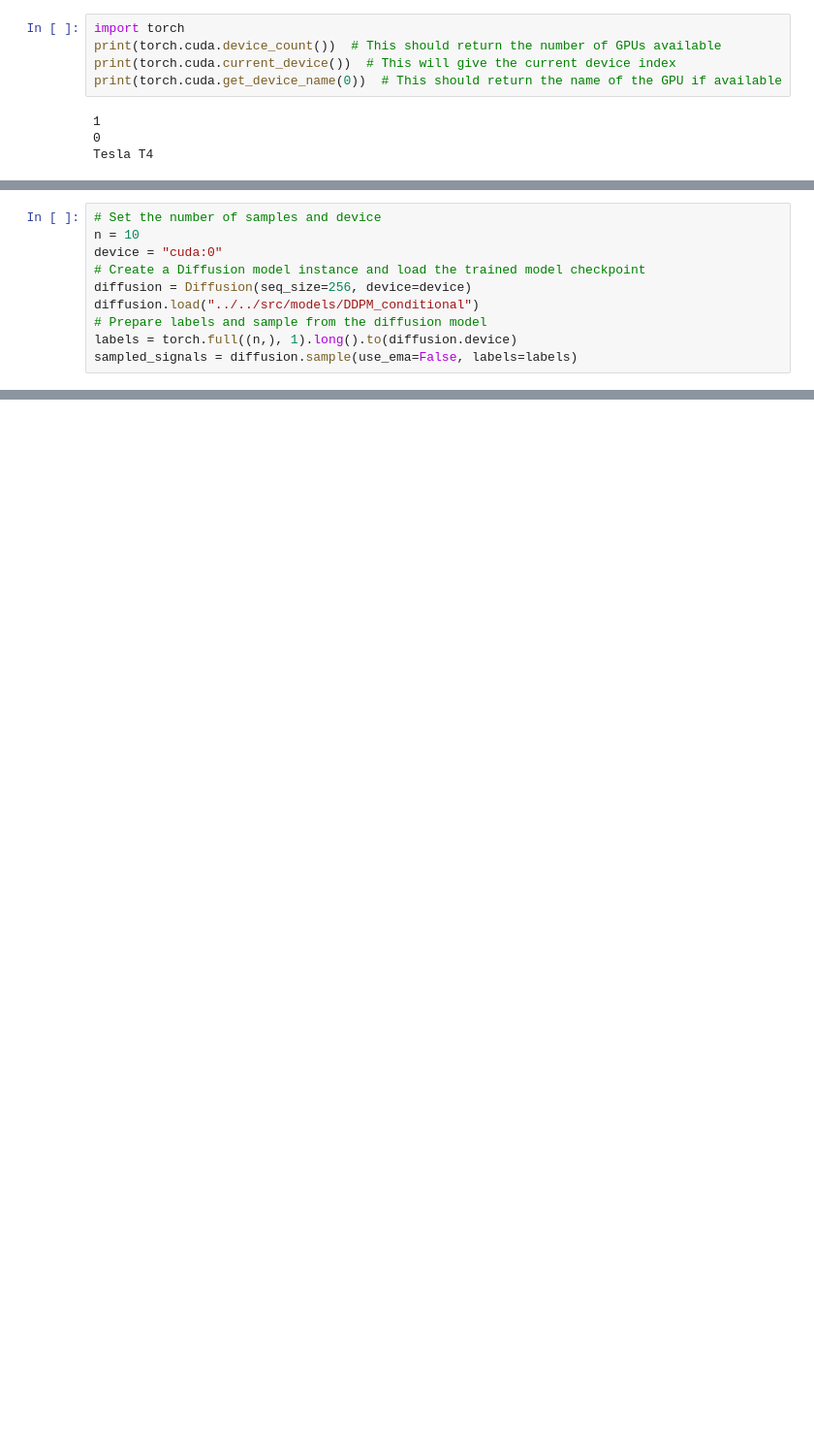
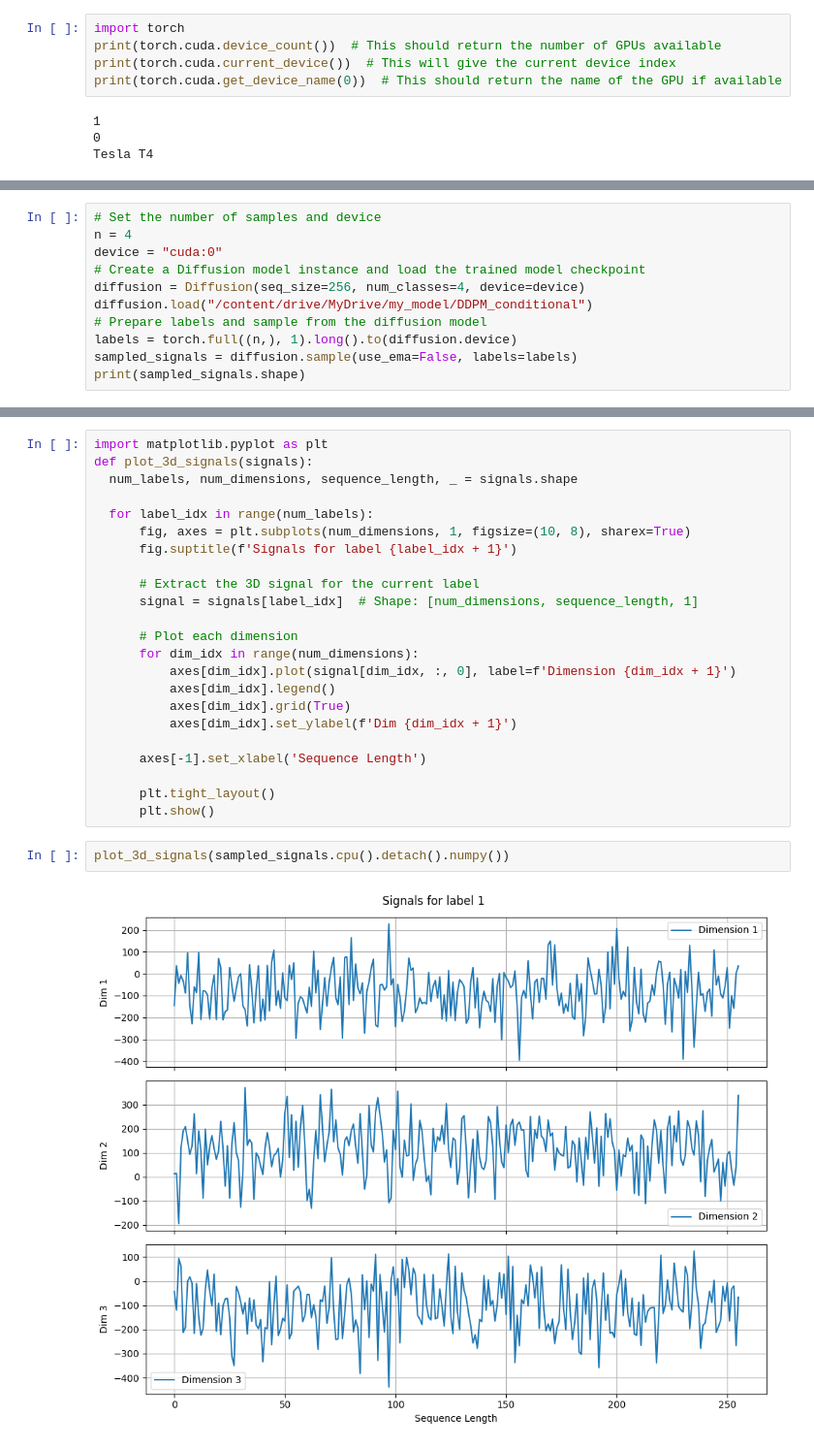
Before and after one commit to noa-co-98/biodiffusion, a Jupyter notebook: Untitled21.ipynb, the cells around one changed output, grey strips where cells are left out. Shown at 97% size. Saved outputs shown, nothing was run; the diff lists cells and outputs as text; blank space fills up the shorter version.

```diff
--- a/Untitled21.ipynb
+++ b/Untitled21.ipynb
@@ -143,11 +132,12 @@ Model saved to /content/drive/MyDrive/Colab Notebooks/my_model/my_run/ckpt_10.pt
 # %%
 # Set the number of samples and device
-n = 10
+n = 4
 device = "cuda:0"
 # Create a Diffusion model instance and load the trained model checkpoint
-diffusion = Diffusion(seq_size=256, device=device)
-diffusion.load("../../src/models/DDPM_conditional")
+diffusion = Diffusion(seq_size=256, num_classes=4, device=device)
+diffusion.load("/content/drive/MyDrive/my_model/DDPM_conditional")
 # Prepare labels and sample from the diffusion model
 labels = torch.full((n,), 1).long().to(diffusion.device)
 sampled_signals = diffusion.sample(use_ema=False, labels=labels)
+print(sampled_signals.shape)
 # %% [output]
@@ -154,0 +333,27 @@ NameError: name 'Diffusion' is not defined
+# %%
+import matplotlib.pyplot as plt
+def plot_3d_signals(signals):
+  num_labels, num_dimensions, sequence_length, _ = signals.shape
+
+  for label_idx in range(num_labels):
+      fig, axes = plt.subplots(num_dimensions, 1, figsize=(10, 8), sharex=True)
+      fig.suptitle(f'Signals for label {label_idx + 1}')
+
+      # Extract the 3D signal for the current label
+      signal = signals[label_idx]  # Shape: [num_dimensions, sequence_length, 1]
+
+      # Plot each dimension
+      for dim_idx in range(num_dimensions):
+          axes[dim_idx].plot(signal[dim_idx, :, 0], label=f'Dimension {dim_idx + 1}')
+          axes[dim_idx].legend()
+          axes[dim_idx].grid(True)
+          axes[dim_idx].set_ylabel(f'Dim {dim_idx + 1}')
+
+      axes[-1].set_xlabel('Sequence Length')
+
+      plt.tight_layout()
+      plt.show()
+# %%
+plot_3d_signals(sampled_signals.cpu().detach().numpy())
+# %% [output]
+[figure, added]
```
Also changed, not shown: parts of 11 cells of this notebook.
